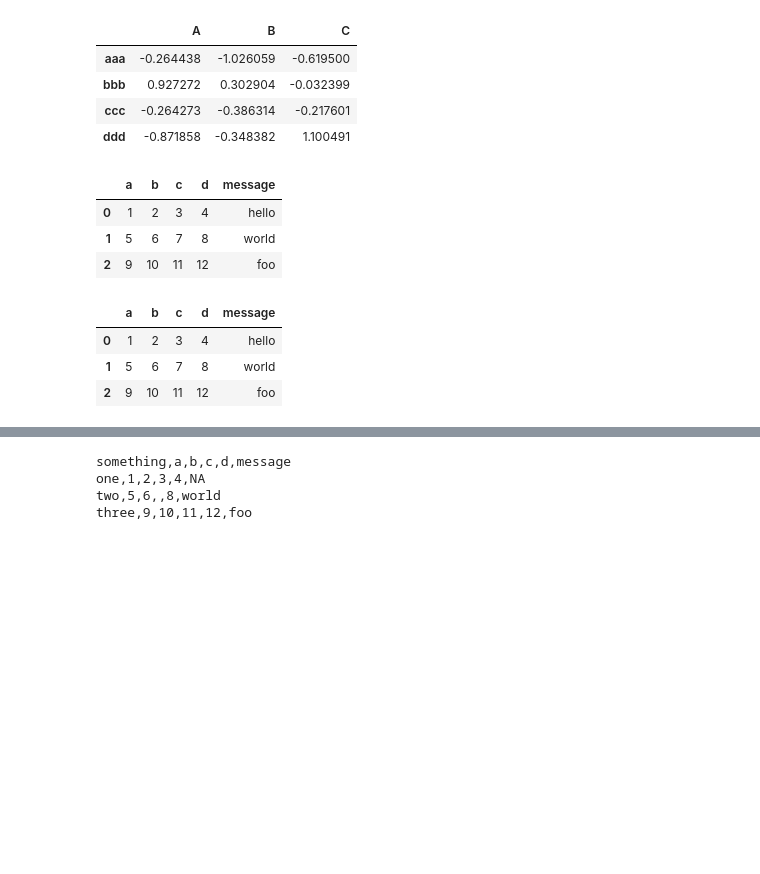
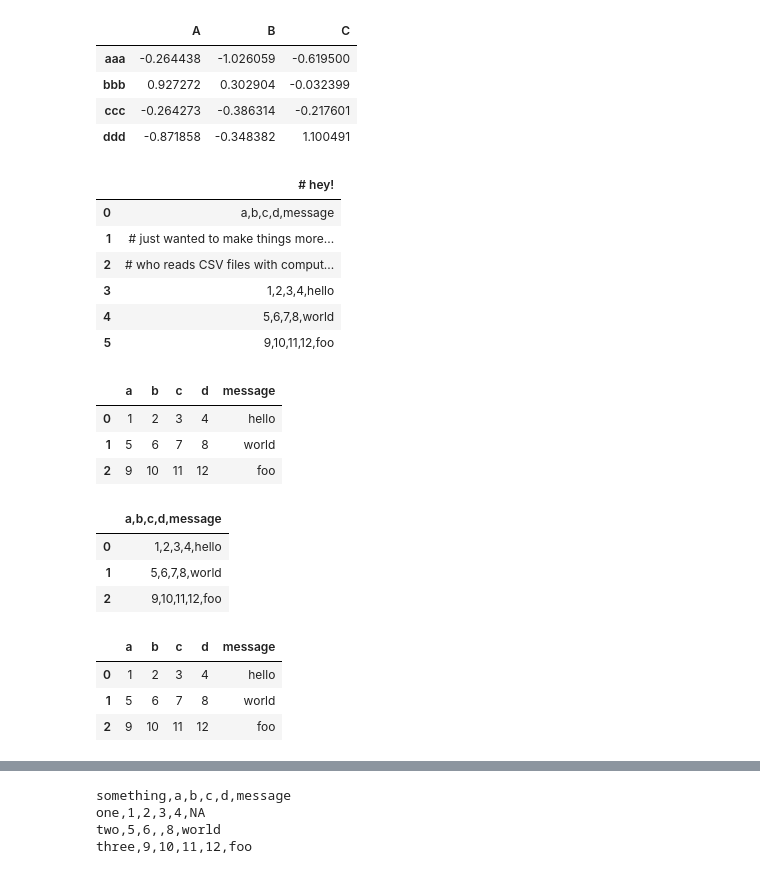
Before and after one commit to deeagjin/STQD6014_DataScience_P138002, a Jupyter notebook: P138002_Week08_DataLoading_Storage_WC_20231129.ipynb, the cells around one changed output, grey strips where cells are left out. Saved outputs shown, nothing was run; the diff lists cells and outputs as text; code cells hidden in the pictures; blank space fills up the shorter version.

```diff
--- a/P138002_Week08_DataLoading_Storage_WC_20231129.ipynb
+++ b/P138002_Week08_DataLoading_Storage_WC_20231129.ipynb
@@ -183,18 +224,38 @@ ddd -0.871858 -0.348382  1.100491
 # %%
 # Files with comments embedded
 # Load ex4.csv here: https://tinyurl.com/mr4ex879
 # Using skip rows as parser function
+pd.read_table('https://tinyurl.com/mr4ex879')
 # %% [output]
-|  | a | b | c | d | message |
-| 0 | 1 | 2 | 3 | 4 | hello |
-| 1 | 5 | 6 | 7 | 8 | world |
-| 2 | 9 | 10 | 11 | 12 | foo |
+|  | # hey! |
+| 0 | a,b,c,d,message |
+| 1 | # just wanted to make things more... |
+| 2 | # who reads CSV files with comput... |
+| 3 | 1,2,3,4,hello |
+| 4 | 5,6,7,8,world |
+| 5 | 9,10,11,12,foo |
+# %%
+# it read the # also but we do not waant this. so we have to skip the rows
+pd.read_table('https://tinyurl.com/mr4ex879', skiprows = [0,2,3], sep = ',')
+# %% [output]
+|  | a | b | c | d | message |
+| 0 | 1 | 2 | 3 | 4 | hello |
+| 1 | 5 | 6 | 7 | 8 | world |
+| 2 | 9 | 10 | 11 | 12 | foo |
 # %%
 # Another method: Use the "comment" function
 # URL: https://bit.ly/3HXjXUR
+pd.read_table('https://tinyurl.com/mr4ex879', comment = '#')
 # %% [output]
-|  | a | b | c | d | message |
-| 0 | 1 | 2 | 3 | 4 | hello |
-| 1 | 5 | 6 | 7 | 8 | world |
-| 2 | 9 | 10 | 11 | 12 | foo |
+|  | a,b,c,d,message |
+| 0 | 1,2,3,4,hello |
+| 1 | 5,6,7,8,world |
+| 2 | 9,10,11,12,foo |
+# %%
+pd.read_table('https://tinyurl.com/mr4ex879', comment = '#', sep = ',')
+# %% [output]
+|  | a | b | c | d | message |
+| 0 | 1 | 2 | 3 | 4 | hello |
+| 1 | 5 | 6 | 7 | 8 | world |
+| 2 | 9 | 10 | 11 | 12 | foo |
 # %%
```
Also changed, not shown: parts of 109 cells of this notebook.
